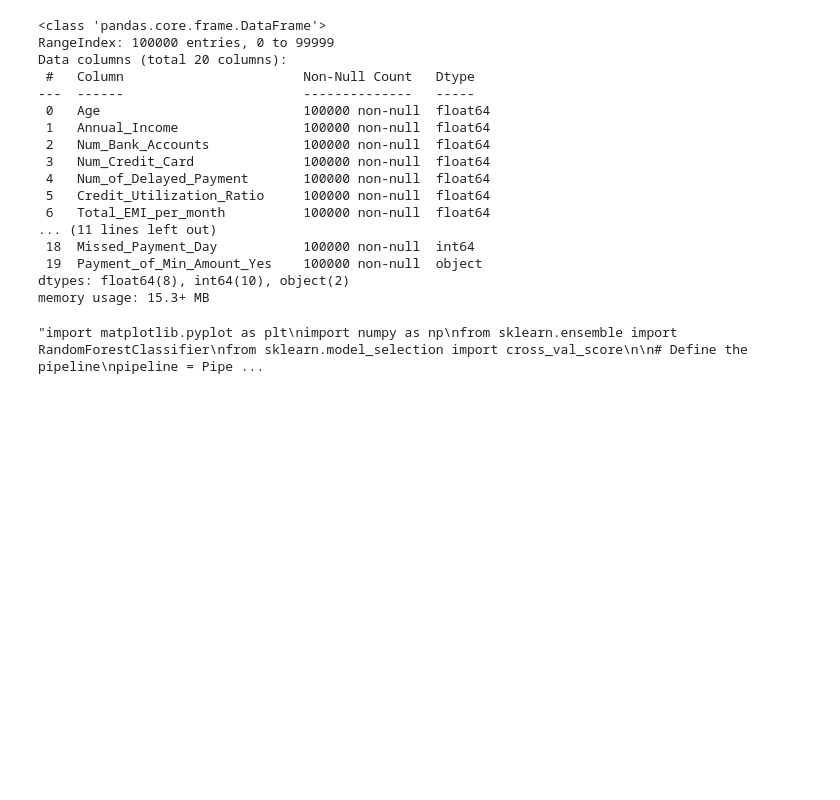
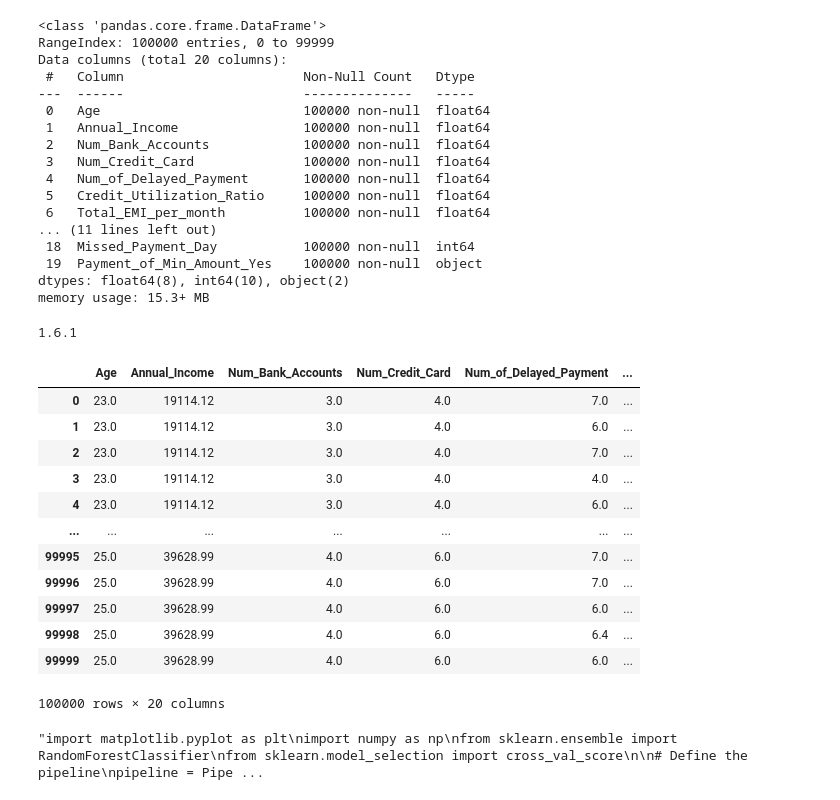
Before and after one commit to bainskarman/projects, a Jupyter notebook: Credit_Classification_End_to_End/Notebooks/3_Modelling.ipynb, the cells around one changed output. Saved outputs shown, nothing was run; the diff lists cells and outputs as text; code cells hidden in the pictures; blank space fills up the shorter version.

```diff
--- a/Credit_Classification_End_to_End/Notebooks/3_Modelling.ipynb
+++ b/Credit_Classification_End_to_End/Notebooks/3_Modelling.ipynb
@@ -67,6 +67,27 @@ from sklearn.impute import SimpleImputer
 from sklearn.model_selection import train_test_split
 from sklearn.pipeline import Pipeline
 from sklearn.preprocessing import StandardScaler, OneHotEncoder
+# %%
+import sklearn
+print(sklearn.__version__)
+# %% [output]
+1.6.1
+# %%
+df
+# %% [output]
+|  | Age | Annual_Income | Num_Bank_Accounts | Num_Credit_Card | Num_of_Delayed_Payment | ... |
+| 0 | 23.0 | 19114.12 | 3.0 | 4.0 | 7.0 | ... |
+| 1 | 23.0 | 19114.12 | 3.0 | 4.0 | 6.0 | ... |
+| 2 | 23.0 | 19114.12 | 3.0 | 4.0 | 7.0 | ... |
+| 3 | 23.0 | 19114.12 | 3.0 | 4.0 | 4.0 | ... |
+| 4 | 23.0 | 19114.12 | 3.0 | 4.0 | 6.0 | ... |
+| ... | ... | ... | ... | ... | ... | ... |
+| 99995 | 25.0 | 39628.99 | 4.0 | 6.0 | 7.0 | ... |
+| 99996 | 25.0 | 39628.99 | 4.0 | 6.0 | 7.0 | ... |
+| 99997 | 25.0 | 39628.99 | 4.0 | 6.0 | 6.0 | ... |
+| 99998 | 25.0 | 39628.99 | 4.0 | 6.0 | 6.4 | ... |
+| 99999 | 25.0 | 39628.99 | 4.0 | 6.0 | 6.0 | ... |
+100000 rows × 20 columns
 # %%
 X = df.drop("Credit_Score", axis=1)
 y = df["Credit_Score"]
```
Also changed, not shown: 2 other files.
